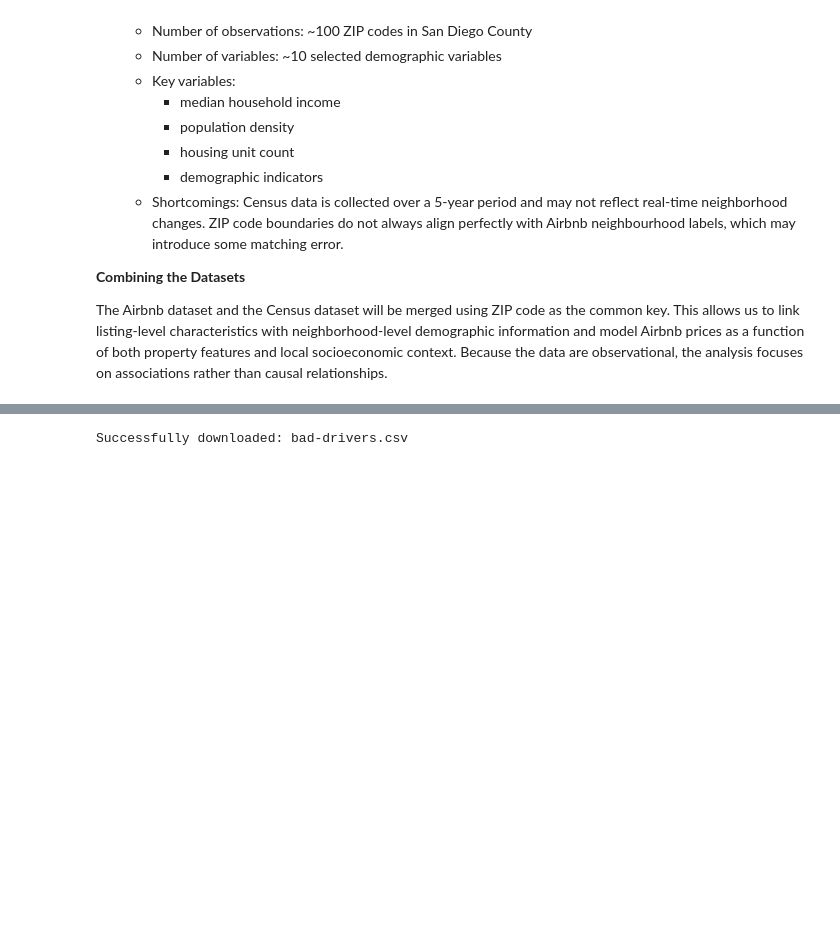
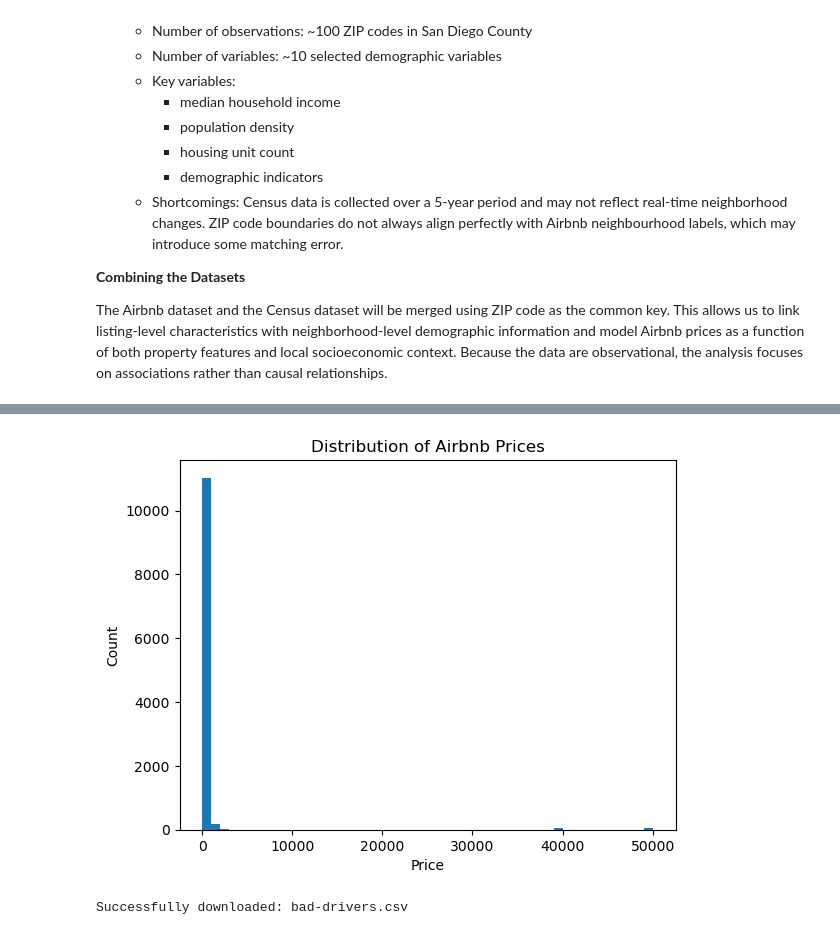
Before and after one commit to COGS108/Group082_WI26, a Jupyter notebook: 01-DataCheckpoint.ipynb, the cells around one changed output, grey strips where cells are left out. Cells and saved outputs as stored; diff of their text form; code cells hidden in the pictures; blank space fills up the shorter version.

Commit message:
Update checkpoint: load listings and EDA

```diff
--- a/01-DataCheckpoint.ipynb
+++ b/01-DataCheckpoint.ipynb
@@ -111,3 +111,8 @@ causal relationships.
 
 %load_ext autoreload
 %autoreload 2
+# %%
+import pandas as pd
+
+listings = pd.read_csv("data/00-raw/listings.csv")
+listings.head()
@@ -114,3 +173,13 @@ causal relationships.
+# %%
+import matplotlib.pyplot as plt
+
+plt.hist(listings['price'], bins=50)
+plt.title("Distribution of Airbnb Prices")
+plt.xlabel("Price")
+plt.ylabel("Count")
+plt.show()
+# %% [output]
+[figure, added]
 # %%
 # Setup code -- this only needs to be run once after cloning the repo!
 # this code downloads the data from its source to the `data/00-raw/` directory
```
Also changed, not shown: parts of 5 cells of this notebook.
